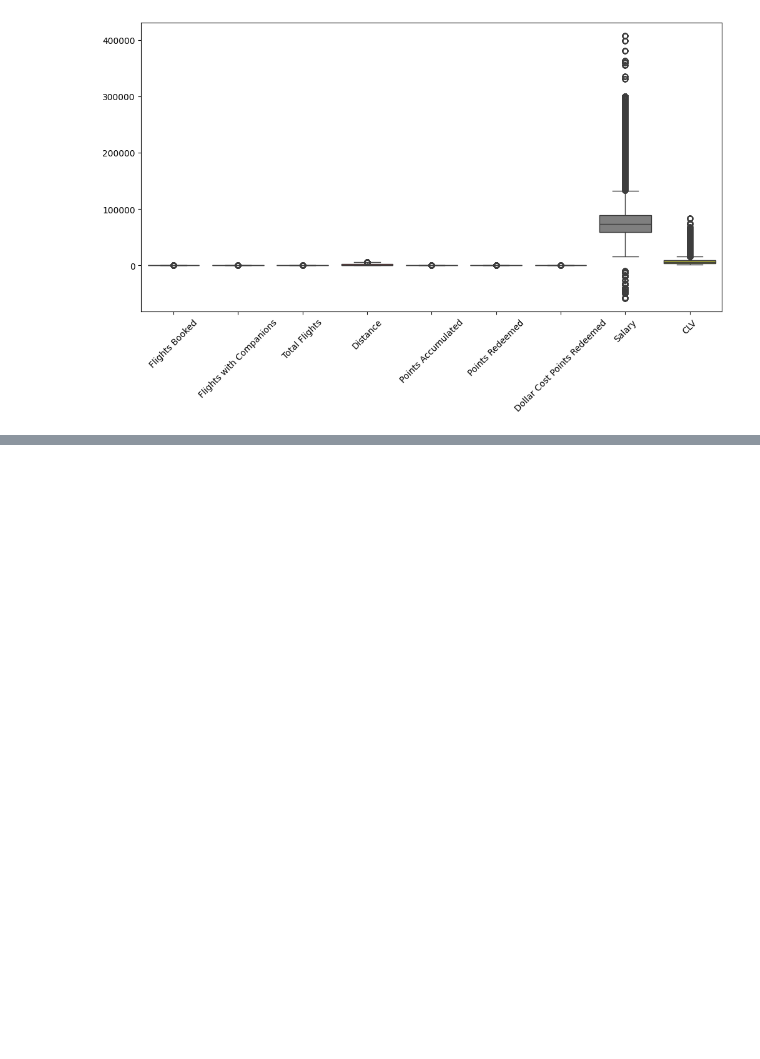
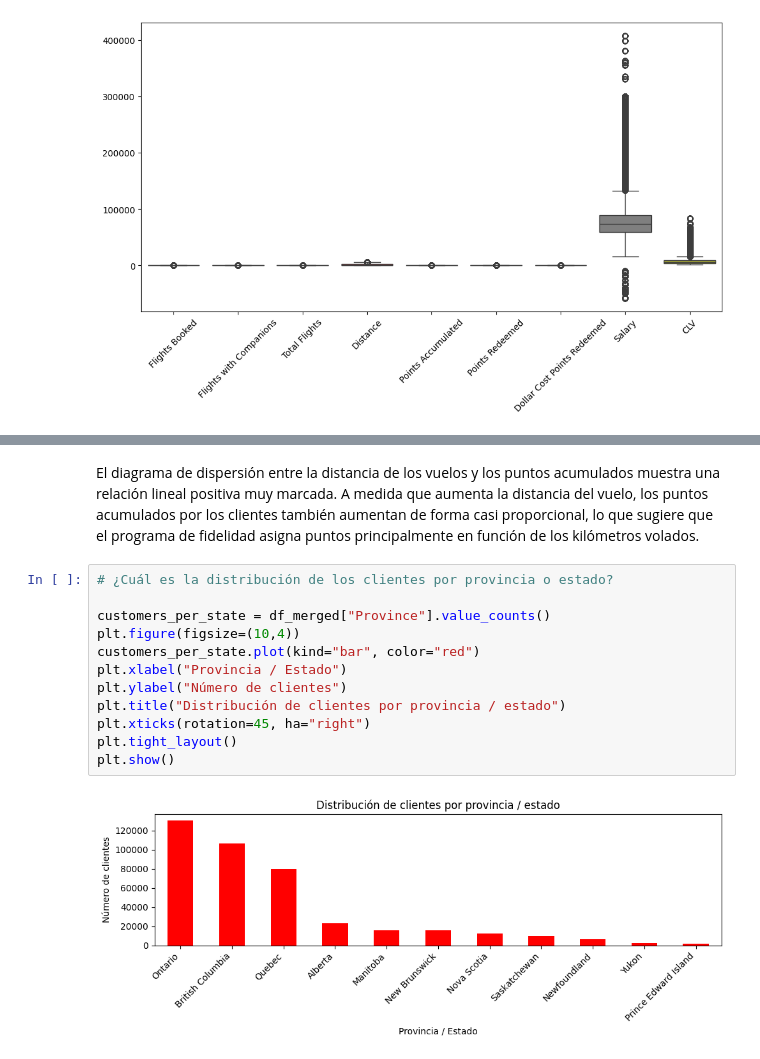
Before and after one commit to Adalab/bda-modulo-3-evaluacion-final-Ruthpsegovia, a Jupyter notebook: Evaluacion-Modulo-3-Ruth-Perez-Segovia.ipynb, the cells around one changed output, grey strips where cells are left out. Drawn from its saved outputs; the diff is of its cells as text; blank space fills up the shorter version.

```diff
--- a/Evaluacion-Modulo-3-Ruth-Perez-Segovia.ipynb
+++ b/Evaluacion-Modulo-3-Ruth-Perez-Segovia.ipynb
@@ -410,0 +536,16 @@ El diagrama de dispersión entre `Total Flights` y `CLV` muestra una tendencia c
+# %% [markdown]
+El diagrama de dispersión entre la distancia de los vuelos y los puntos acumulados muestra una relación lineal positiva muy marcada. A medida que aumenta la distancia del vuelo, los puntos acumulados por los clientes también aumentan de forma casi proporcional, lo que sugiere que el programa de fidelidad asigna puntos principalmente en función de los kilómetros volados.
+# %%
+# ¿Cuál es la distribución de los clientes por provincia o estado?
+
+customers_per_state = df_merged["Province"].value_counts()
+plt.figure(figsize=(10,4))
+customers_per_state.plot(kind="bar", color="red")
+plt.xlabel("Provincia / Estado")
+plt.ylabel("Número de clientes")
+plt.title("Distribución de clientes por provincia / estado")
+plt.xticks(rotation=45, ha="right")
+plt.tight_layout()
+plt.show()
+# %% [output]
+[figure, added]
```
Also changed, not shown: parts of 20 cells of this notebook.
